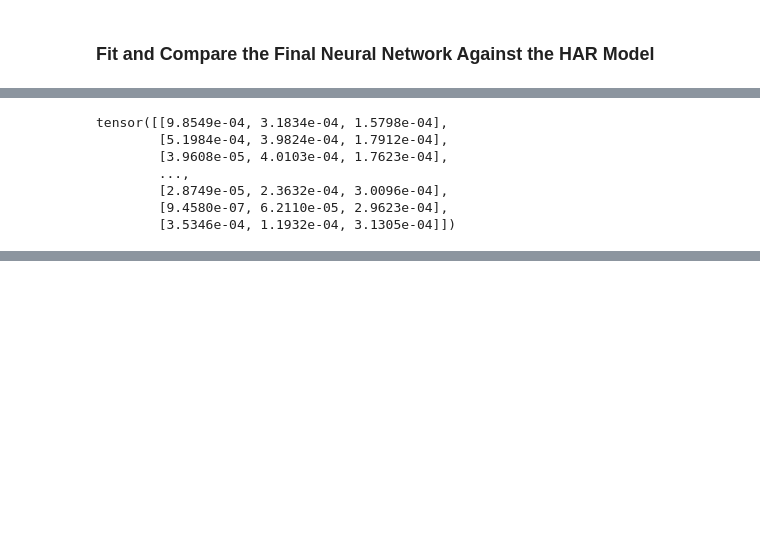
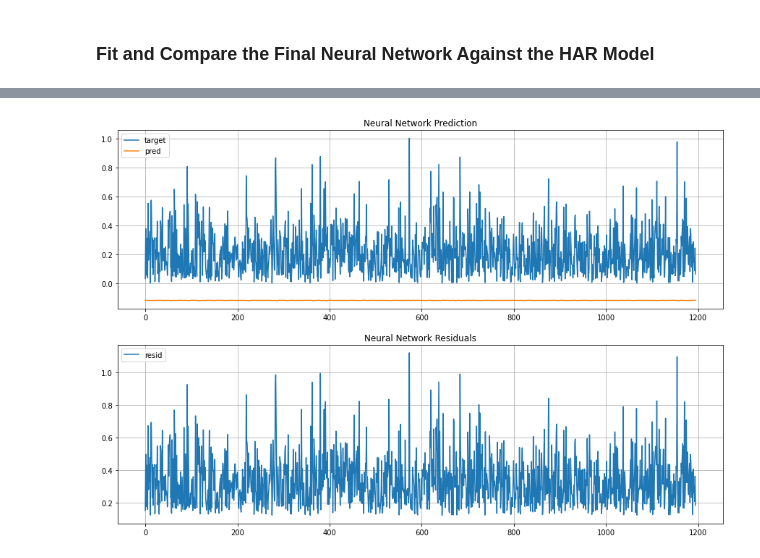
Before and after one commit to CodingNoob234/casestudy-neural-networks, a Jupyter notebook: main.ipynb, the cells around one changed output, grey strips where cells are left out. Cells and saved outputs as stored; diff of their text form; code cells hidden in the pictures; blank space fills up the shorter version.

```diff
--- a/main.ipynb
+++ b/main.ipynb
@@ -260,10 +285,30 @@ for idx_train, idx_test in kfold.split(data_nn_train.x_t):
-# %%
-data_nn_train.x_t
-# %% [output]
-tensor([[9.8549e-04, 3.1834e-04, 1.5798e-04],
-        [5.1984e-04, 3.9824e-04, 1.7912e-04],
-        [3.9608e-05, 4.0103e-04, 1.7623e-04],
-        ...,
-        [2.8749e-05, 2.3632e-04, 3.0096e-04],
-        [9.4580e-07, 6.2110e-05, 2.9623e-04],
-        [3.5346e-04, 1.1932e-04, 3.1305e-04]])
+# %%
+plot = True # plot for both models the true volatility versus the predicted one
+
+idx_start, idx_end = 0, 100000
+#=========================================================================================
+#====================================IN-SAMPLE NN=========================================
+#=========================================================================================
+print("Estimating NN model ...")
+
+NN = ForwardNeuralNetwork(data_nn_train.x_t.shape[1], output_size = 1, hidden_layers=hidden_layers, seed=3407)
+NN_in_sample_output = NN(data_nn_train.x_t)
+nn_in_sample_output =  NN_in_sample_output.detach().numpy().reshape(-1,)
+
+print(f"NN out-of-sample loss: {loss}")
+
+plot = True
+if plot:
+    # plot prediction versus true daily volatility
+    fig, axs = plt.subplots(2,1, figsize = (15,10))
+    axs[0].set_title("Neural Network Prediction")
+    axs[1].set_title("Neural Network Residuals")
+    axs[0].plot(data_nn_train.y_t.detach().numpy().reshape(-1,)[idx_start:idx_end], label = "target")
+    axs[0].plot(nn_in_sample_output[idx_start:idx_end], label = "pred")
+    axs[1].plot((data_nn_train.y_t.detach().numpy().reshape(-1,) - nn_in_sample_output)[idx_start:idx_end], label = "resid")
+
+    for ax in axs:
+        ax.legend()
+        ax.grid()
+    plt.show()
+# %% [output]
@@ -269,0 +317 @@ tensor([[9.8549e-04, 3.1834e-04, 1.5798e-04],
+[figure, added]
```
Also changed, not shown: parts of 10 cells of this notebook, 6 other files.
